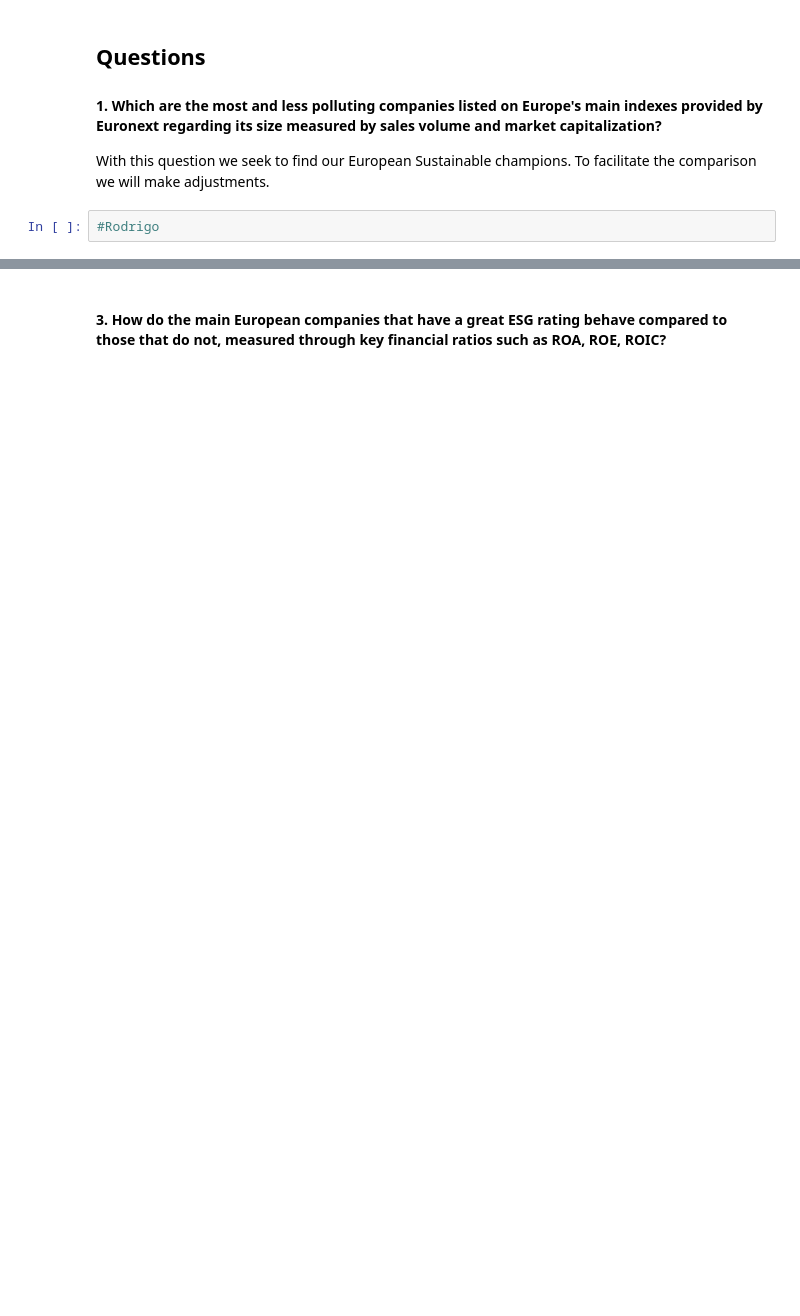
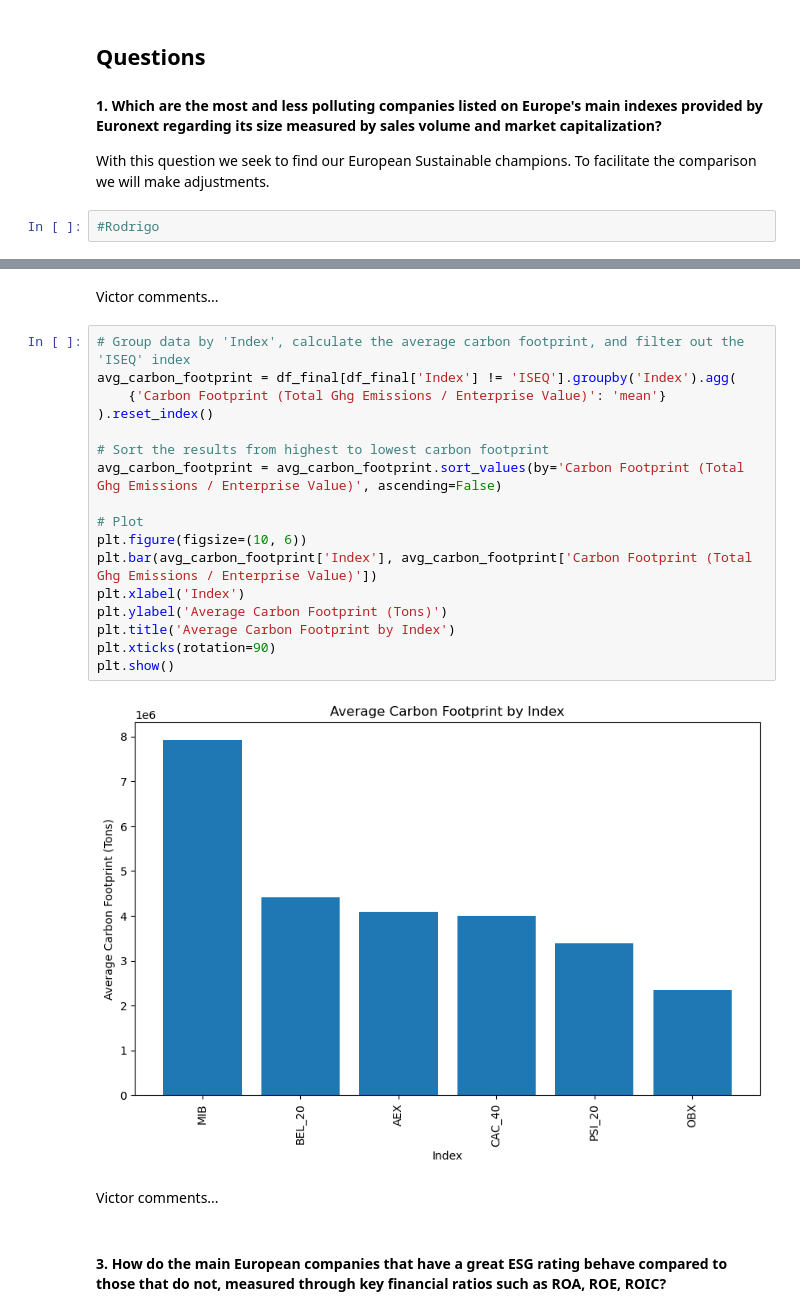
Before and after one commit to rodrigonalo/hslu-cip, a Jupyter notebook: scripts/Group_8_Delivery.ipynb, the cells around one changed output, grey strips where cells are left out. Cells and saved outputs as stored; diff of their text form; blank space fills up the shorter version.

Commit message:
victor analysis

```diff
--- a/scripts/Group_8_Delivery.ipynb
+++ b/scripts/Group_8_Delivery.ipynb
@@ -69,2 +173,25 @@ With this question we seek to find our absolute champions based on the opinions
+# %% [markdown]
+Victor comments...
+# %%
+# Group data by 'Index', calculate the average carbon footprint, and filter out the 'ISEQ' index
+avg_carbon_footprint = df_final[df_final['Index'] != 'ISEQ'].groupby('Index').agg(
+    {'Carbon Footprint (Total Ghg Emissions / Enterprise Value)': 'mean'}
+).reset_index()
+
+# Sort the results from highest to lowest carbon footprint
+avg_carbon_footprint = avg_carbon_footprint.sort_values(by='Carbon Footprint (Total Ghg Emissions / Enterprise Value)', ascending=False)
+
+# Plot
+plt.figure(figsize=(10, 6))
+plt.bar(avg_carbon_footprint['Index'], avg_carbon_footprint['Carbon Footprint (Total Ghg Emissions / Enterprise Value)'])
+plt.xlabel('Index')
+plt.ylabel('Average Carbon Footprint (Tons)')
+plt.title('Average Carbon Footprint by Index')
+plt.xticks(rotation=90)
+plt.show()
+# %% [output]
+[figure, added]
+# %% [markdown]
+Victor comments...
 # %% [markdown]
 #### 3. How do the main European companies that have a great ESG rating behave compared to those that do not, measured through key financial ratios such as ROA, ROE, ROIC?
```
Also changed, not shown: parts of 11 cells of this notebook.
